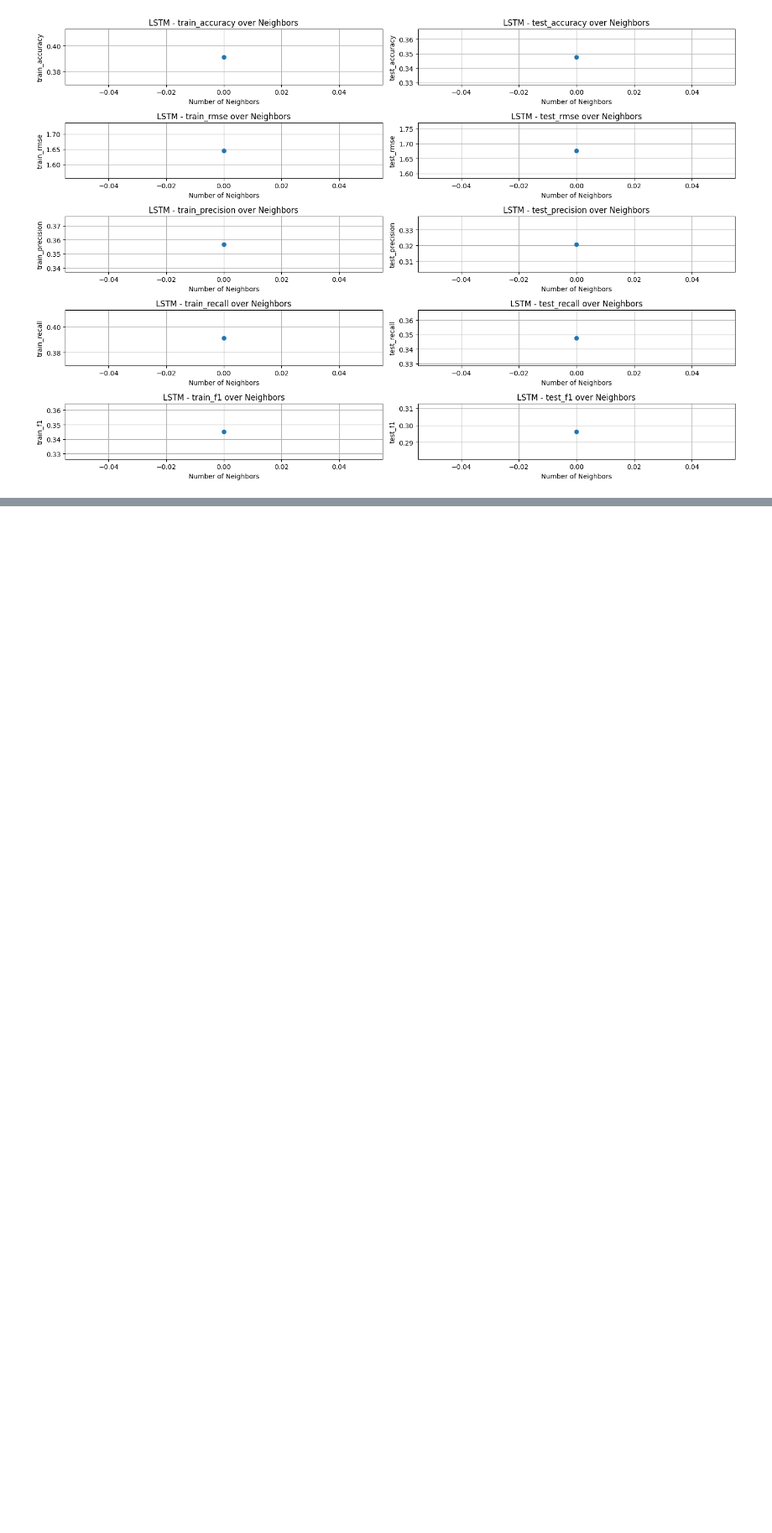
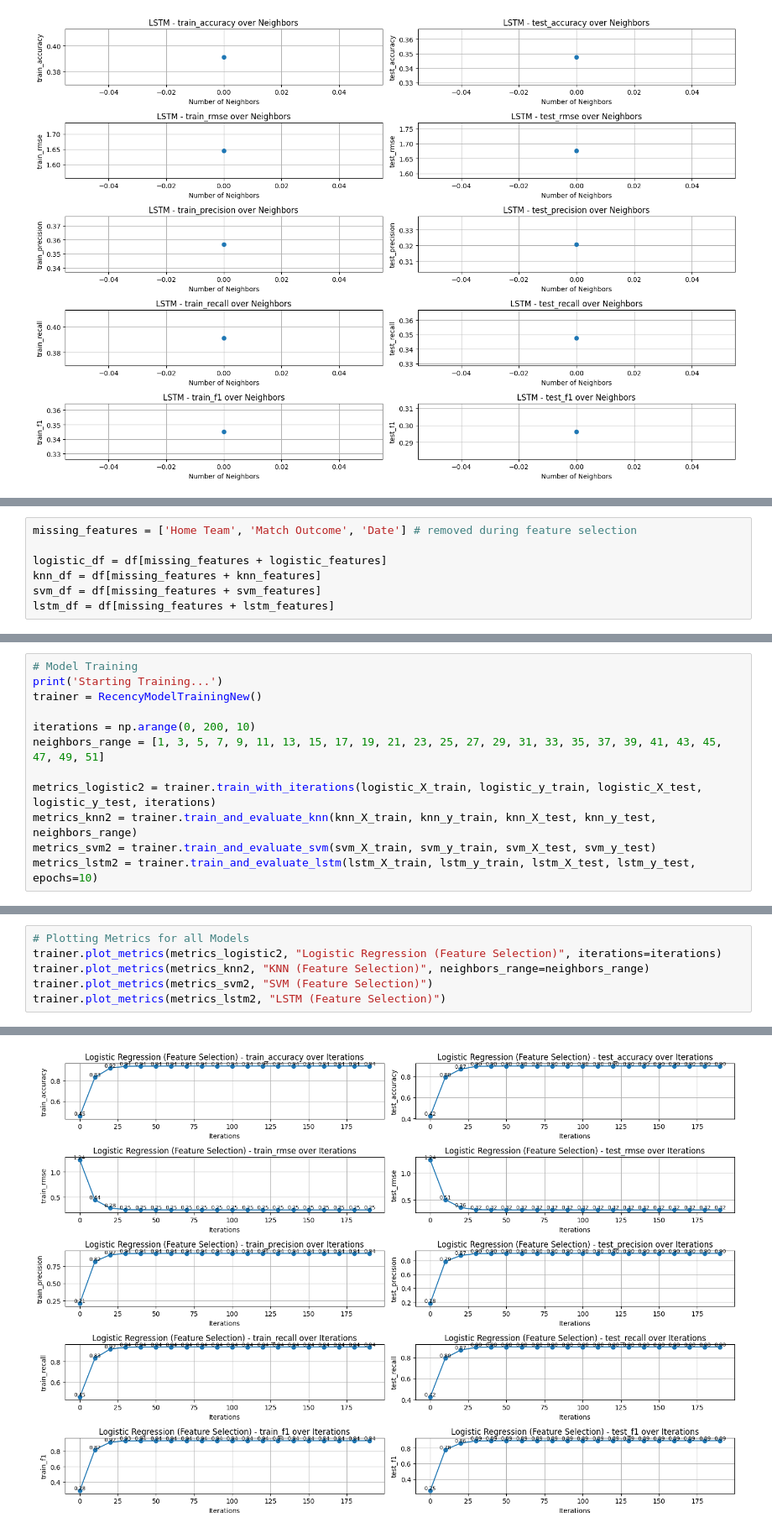
Before and after one commit to urasil/football-prediction, a Jupyter notebook: final_data_selection.ipynb, the cells around one changed output, grey strips where cells are left out. Shown at 84% size. Drawn from its saved outputs; the diff is of its cells as text; blank space fills up the shorter version.

Commit message:
implemented test for new feature selection datasets

```diff
--- a/final_data_selection.ipynb
+++ b/final_data_selection.ipynb
@@ -1219,0 +1230,7 @@ Warning: Only one data point for test_f1. This may indicate an issue with data c
+# %%
+missing_features = ['Home Team', 'Match Outcome', 'Date'] # removed during feature selection
+
+logistic_df = df[missing_features + logistic_features]
+knn_df = df[missing_features + knn_features]
+svm_df = df[missing_features + svm_features]
+lstm_df = df[missing_features + lstm_features]
@@ -1219,0 +1271,12 @@ Warning: Only one data point for test_f1. This may indicate an issue with data c
+# %%
+# Model Training
+print('Starting Training...')
+trainer = RecencyModelTrainingNew()
+
+iterations = np.arange(0, 200, 10)
+neighbors_range = [1, 3, 5, 7, 9, 11, 13, 15, 17, 19, 21, 23, 25, 27, 29, 31, 33, 35, 37, 39, 41, 43, 45, 47, 49, 51]
+
+metrics_logistic2 = trainer.train_with_iterations(logistic_X_train, logistic_y_train, logistic_X_test, logistic_y_test, iterations)
+metrics_knn2 = trainer.train_and_evaluate_knn(knn_X_train, knn_y_train, knn_X_test, knn_y_test, neighbors_range)
+metrics_svm2 = trainer.train_and_evaluate_svm(svm_X_train, svm_y_train, svm_X_test, svm_y_test)
+metrics_lstm2 = trainer.train_and_evaluate_lstm(lstm_X_train, lstm_y_train, lstm_X_test, lstm_y_test, epochs=10)
@@ -1219,0 +1319,7 @@ Warning: Only one data point for test_f1. This may indicate an issue with data c
+# %%
+# Plotting Metrics for all Models
+trainer.plot_metrics(metrics_logistic2, "Logistic Regression (Feature Selection)", iterations=iterations)
+trainer.plot_metrics(metrics_knn2, "KNN (Feature Selection)", neighbors_range=neighbors_range)
+trainer.plot_metrics(metrics_svm2, "SVM (Feature Selection)")
+trainer.plot_metrics(metrics_lstm2, "LSTM (Feature Selection)")
+# %% [output]
@@ -1219,0 +1343 @@ Warning: Only one data point for test_f1. This may indicate an issue with data c
+[figure, added]
```
Also changed, not shown: parts of 8 cells of this notebook.
